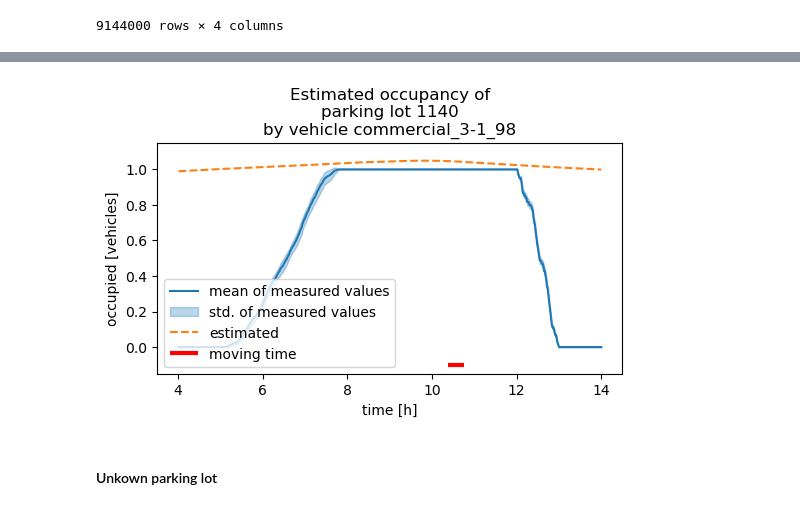
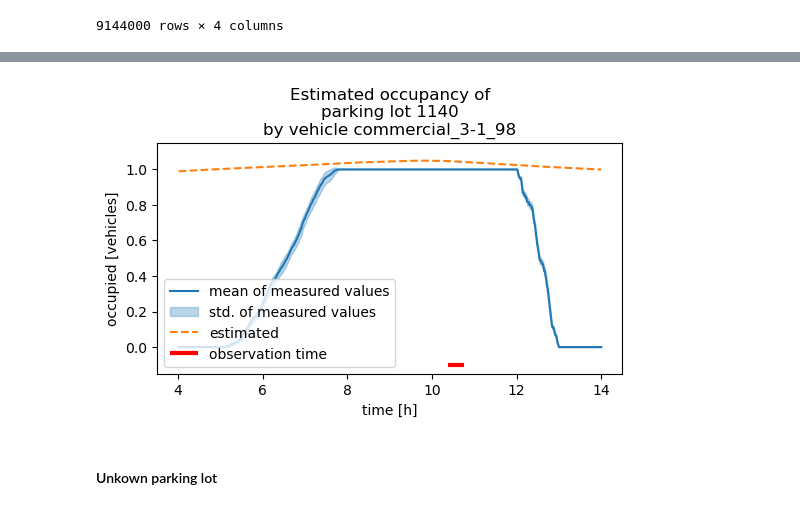
Before and after one commit to alelevente/sumo_sec, a Jupyter notebook: 03_src/06_individual.ipynb, the cells around one changed output, grey strips where cells are left out. Cells and saved outputs as stored; diff of their text form; code cells hidden in the pictures.

```diff
--- a/03_src/06_individual.ipynb
+++ b/03_src/06_individual.ipynb
@@ -253,7 +271,7 @@ vehicle_id = "commercial_3-1_98"
 fig, ax = draw_parking(lot, p_lot_occup_mean, p_lot_occup_std, nn,
              "Estimated occupancy of\nparking lot %d\nby vehicle %s"%(lot, vehicle_id))
 ax.hlines(y=-0.1, xmin=moving_time[0]-.125, xmax=moving_time[1]+.125,
-           color="r", linewidth=3, label="moving time", ls="-")
+           color="r", linewidth=3, label="observation time", ls="-")
 ax.legend(loc=3)
 fig.show()
 plt.savefig("../05_doc/img/estim_ind_%d_%s"%(lot, vehicle_id))
@@ -262,4 +281,4 @@ plt.savefig("../05_doc/img/estim_ind_%d_%s"%(lot, vehicle_id))
-[figure, old version]
+[figure, new version]
 # %% [markdown]
 #### Unkown parking lot
 # %%
```
Also changed, not shown: parts of 3 cells of this notebook, 5 other files.
